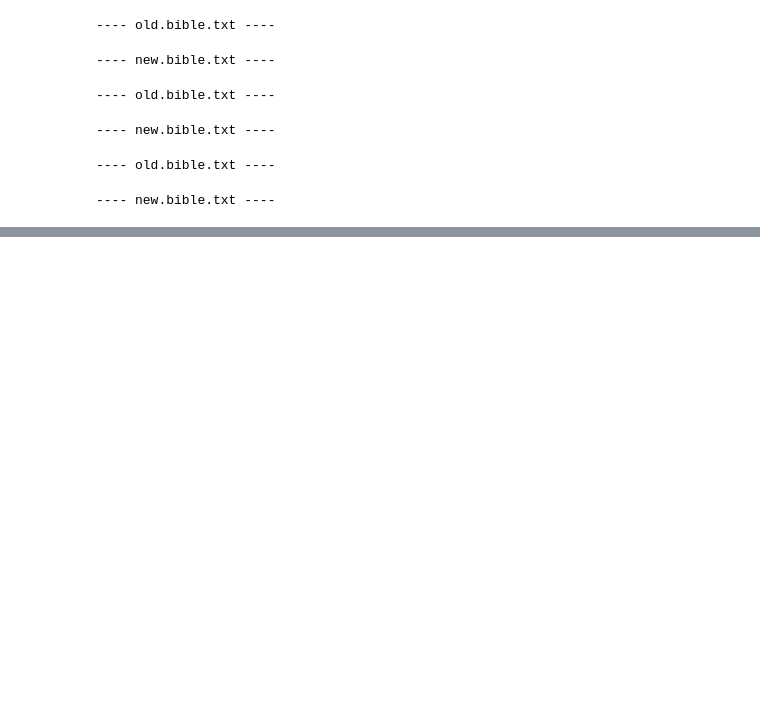
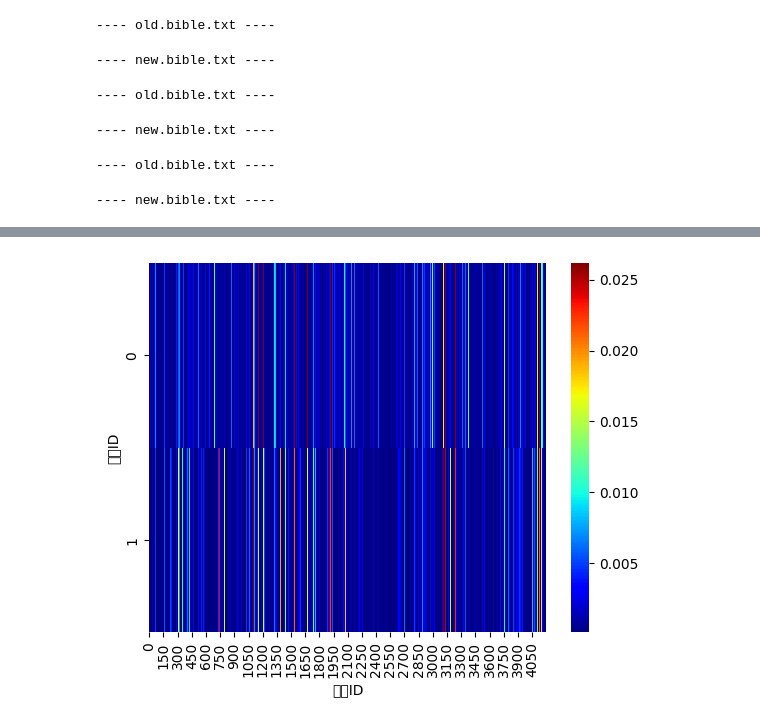
Before and after one commit to Twil3akine/bible-text-mining, a Jupyter notebook: execute.ipynb, the cells around one changed output, grey strips where cells are left out. Cells and saved outputs as stored; diff of their text form; code cells hidden in the pictures; blank space fills up the shorter version.

```diff
--- a/execute.ipynb
+++ b/execute.ipynb
@@ -107,3 +107,88 @@ for path in paths:
 # %% [output]
 ---- old.bible.txt ----
 ---- new.bible.txt ----
+# %%
+# 旧約、新約それぞれでTF-IDFを計算し、ヒートマップを表示する
+
+%matplotlib inline
+import sys
+import os
+from sklearn.feature_extraction.text import TfidfVectorizer
+import pandas as pd
+import matplotlib.pyplot as plt
+import seaborn as sns
+
+from tqdm import tqdm
+from pprint import pprint
+
+import nltk
+from nltk.tokenize import word_tokenize
+from nltk import pos_tag
+
+nltk.download('punkt')
+nltk.download('punkt_tab')
+nltk.download('averaged_perceptron_tagger')
+nltk.download('averaged_perceptron_tagger_eng')
+
+def english_tokenize(text):
+	words = word_tokenize(text)
+	tagged_words = pos_tag(words)
+
+	selected_words = [word for word, pos in tagged_words if pos.startswith("NN")]
+
+	return selected_words
+
+in_path = "./clean/" # 入力ディレクトリ
+
+if __name__ == '__main__':
+
+	# ファイル・ディレクトリの一覧を取得
+	in_dir_all = os.listdir(in_path)
+	#ファイルのみの一覧を取得
+	files = [f for f in in_dir_all if os.path.isfile(os.path.join(in_path, f))]
+
+	texts = []
+	print()
+	for f in tqdm(files):
+		with open(os.path.join(in_path, f), encoding="utf-8") as r:
+			s = r.read()
+			s = ''.join(s.splitlines()) # 改行削除
+
+		texts.append(s)
+
+	vec = TfidfVectorizer(tokenizer=english_tokenize, min_df=2, token_pattern=None)
+	vec.fit(texts)
+
+	print("\nVocabulary:")
+	print(vec.vocabulary_)
+	print("# of vocabulary: " + str(len(vec.vocabulary_)))
+
+	bow = vec.transform(texts)
+	print("--")
+	print("BoW:")
+	print(bow.toarray()[:, 26:])
+
+	bow_pd = pd.DataFrame(bow.toarray()[:, 26:], columns=vec.get_feature_names_out()[26:])
+	print("--")
+	print(bow_pd)
+
+	# ヒートマップ表示
+	sns.heatmap(bow.toarray(), robust=True, cmap="jet")
+	plt.xlabel("単語ID")
+	plt.ylabel("文書ID")
+	plt.show()
+
+	threshold = 0.1  # 例として閾値を0.1に設定
+
+	for i, row in enumerate(bow.toarray()):
+		print(f"\nDocument {i}: Words with TF-IDF score >= {threshold}")
+
+		# 閾値以上の単語のインデックスを取得
+		valid_indices = row >= threshold
+		top_words = vec.get_feature_names_out()[valid_indices]
+		top_scores = row[valid_indices]
+
+		# 出力
+		for word, score in sorted(zip(top_words, top_scores), key=lambda x: x[1], reverse=True):
+			print(f"{word}: {score:.4f}")
+# %% [output]
@@ -109,0 +226 @@ for path in paths:
+[figure, added]
```
Also changed, not shown: parts of 2 cells of this notebook, 2 other files.
